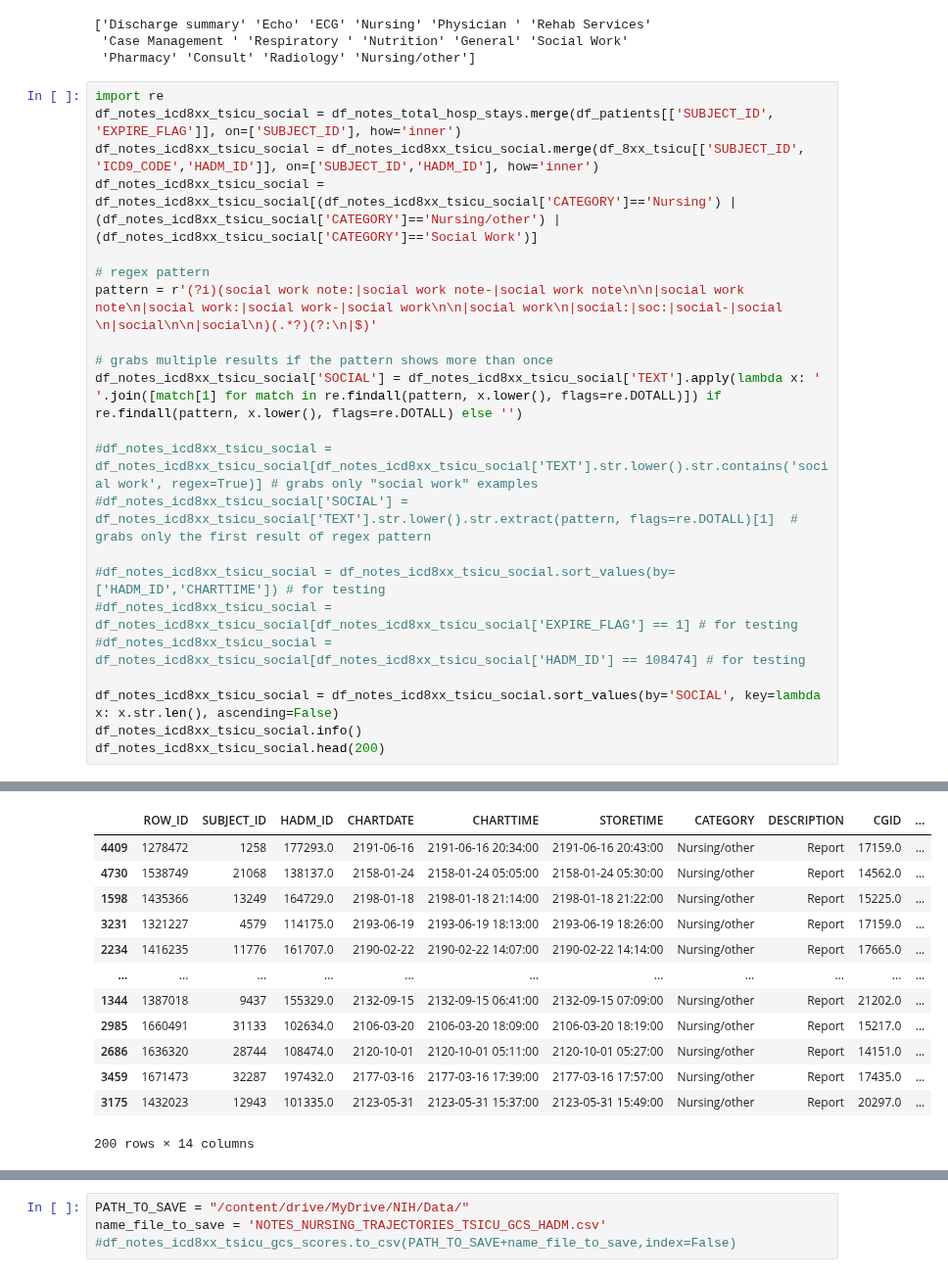
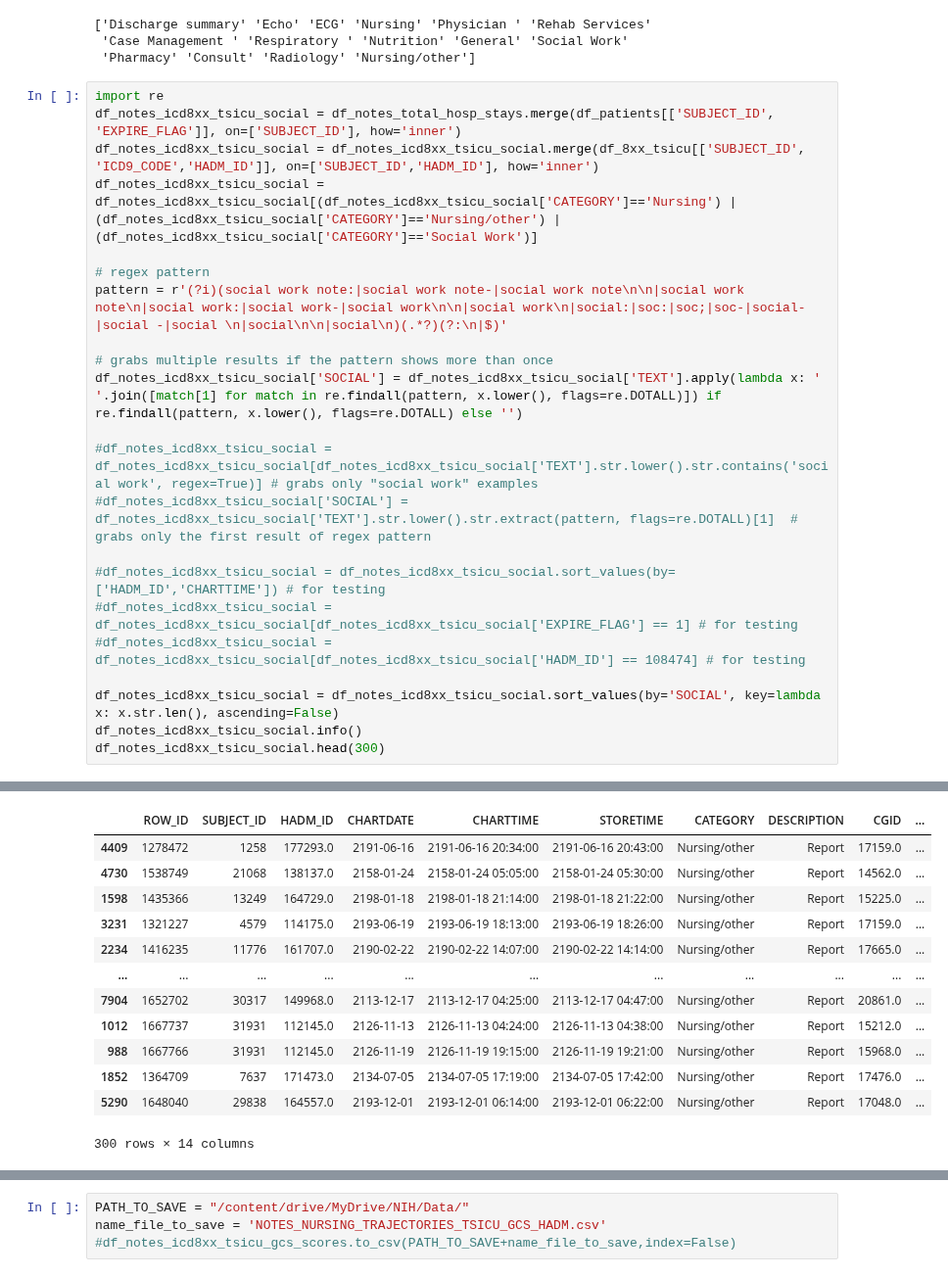
Before and after one commit to tanoManzo/mimic_trajectories, a Jupyter notebook: MIMIC_TRAJECTORY_embeddings_04_02_collect_data.ipynb, the cells around one changed output, grey strips where cells are left out. Shown at 98% size. Cells and saved outputs as stored; diff of their text form.

```diff
--- a/MIMIC_TRAJECTORY_embeddings_04_02_collect_data.ipynb
+++ b/MIMIC_TRAJECTORY_embeddings_04_02_collect_data.ipynb
@@ -174,7 +174,7 @@ df_notes_icd8xx_tsicu_social = df_notes_icd8xx_tsicu_social.merge(df_8xx_tsicu[[
 df_notes_icd8xx_tsicu_social = df_notes_icd8xx_tsicu_social[(df_notes_icd8xx_tsicu_social['CATEGORY']=='Nursing') | (df_notes_icd8xx_tsicu_social['CATEGORY']=='Nursing/other') | (df_notes_icd8xx_tsicu_social['CATEGORY']=='Social Work')]
 
 # regex pattern
-pattern = r'(?i)(social work note:|social work note-|social work note\n\n|social work note\n|social work:|social work-|social work\n\n|social work\n|social:|soc:|social-|social \n|social\n\n|social\n)(.*?)(?:\n|$)'
+pattern = r'(?i)(social work note:|social work note-|social work note\n\n|social work note\n|social work:|social work-|social work\n\n|social work\n|social:|soc:|soc;|soc-|social-|social -|social \n|social\n\n|social\n)(.*?)(?:\n|$)'
 
 # grabs multiple results if the pattern shows more than once
 df_notes_icd8xx_tsicu_social['SOCIAL'] = df_notes_icd8xx_tsicu_social['TEXT'].apply(lambda x: ' '.join([match[1] for match in re.findall(pattern, x.lower(), flags=re.DOTALL)]) if re.findall(pattern, x.lower(), flags=re.DOTALL) else '')
@@ -186,37 +186,37 @@ df_notes_icd8xx_tsicu_social['SOCIAL'] = df_notes_icd8xx_tsicu_social['TEXT'].ap
 #df_notes_icd8xx_tsicu_social = df_notes_icd8xx_tsicu_social[df_notes_icd8xx_tsicu_social['EXPIRE_FLAG'] == 1] # for testing
 #df_notes_icd8xx_tsicu_social = df_notes_icd8xx_tsicu_social[df_notes_icd8xx_tsicu_social['HADM_ID'] == 108474] # for testing
 
 df_notes_icd8xx_tsicu_social = df_notes_icd8xx_tsicu_social.sort_values(by='SOCIAL', key=lambda x: x.str.len(), ascending=False)
 df_notes_icd8xx_tsicu_social.info()
-df_notes_icd8xx_tsicu_social.head(200)
+df_notes_icd8xx_tsicu_social.head(300)
 # %% [output]
 <class 'pandas.core.frame.DataFrame'>
 Int64Index: 3698 entries, 4409 to 3828
 Data columns (total 14 columns):
  #   Column       Non-Null Count  Dtype
 ---  ------       --------------  -----
  0   ROW_ID       3698 non-null   int64
  1   SUBJECT_ID   3698 non-null   int64
  2   HADM_ID      3698 non-null   float64
  3   CHARTDATE    3698 non-null   object
  4   CHARTTIME    3698 non-null   object
  5   STORETIME    3698 non-null   object
  6   CATEGORY     3698 non-null   object
 ... (5 lines left out)
  12  ICD9_CODE    3698 non-null   object
  13  SOCIAL       3698 non-null   object
 dtypes: float64(3), int64(3), object(8)
 memory usage: 433.4+ KB
 |  | ROW_ID | SUBJECT_ID | HADM_ID | CHARTDATE | CHARTTIME | STORETIME | CATEGORY | DESCRIPTION | CGID | ... |
 | 4409 | 1278472 | 1258 | 177293.0 | 2191-06-16 | 2191-06-16 20:34:00 | 2191-06-16 20:43:00 | Nursing/other | Report | 17159.0 | ... |
 | 4730 | 1538749 | 21068 | 138137.0 | 2158-01-24 | 2158-01-24 05:05:00 | 2158-01-24 05:30:00 | Nursing/other | Report | 14562.0 | ... |
 | 1598 | 1435366 | 13249 | 164729.0 | 2198-01-18 | 2198-01-18 21:14:00 | 2198-01-18 21:22:00 | Nursing/other | Report | 15225.0 | ... |
 | 3231 | 1321227 | 4579 | 114175.0 | 2193-06-19 | 2193-06-19 18:13:00 | 2193-06-19 18:26:00 | Nursing/other | Report | 17159.0 | ... |
 | 2234 | 1416235 | 11776 | 161707.0 | 2190-02-22 | 2190-02-22 14:07:00 | 2190-02-22 14:14:00 | Nursing/other | Report | 17665.0 | ... |
 | ... | ... | ... | ... | ... | ... | ... | ... | ... | ... | ... |
-| 1344 | 1387018 | 9437 | 155329.0 | 2132-09-15 | 2132-09-15 06:41:00 | 2132-09-15 07:09:00 | Nursing/other | Report | 21202.0 | ... |
-| 2985 | 1660491 | 31133 | 102634.0 | 2106-03-20 | 2106-03-20 18:09:00 | 2106-03-20 18:19:00 | Nursing/other | Report | 15217.0 | ... |
-| 2686 | 1636320 | 28744 | 108474.0 | 2120-10-01 | 2120-10-01 05:11:00 | 2120-10-01 05:27:00 | Nursing/other | Report | 14151.0 | ... |
-| 3459 | 1671473 | 32287 | 197432.0 | 2177-03-16 | 2177-03-16 17:39:00 | 2177-03-16 17:57:00 | Nursing/other | Report | 17435.0 | ... |
-| 3175 | 1432023 | 12943 | 101335.0 | 2123-05-31 | 2123-05-31 15:37:00 | 2123-05-31 15:49:00 | Nursing/other | Report | 20297.0 | ... |
+| 7904 | 1652702 | 30317 | 149968.0 | 2113-12-17 | 2113-12-17 04:25:00 | 2113-12-17 04:47:00 | Nursing/other | Report | 20861.0 | ... |
+| 1012 | 1667737 | 31931 | 112145.0 | 2126-11-13 | 2126-11-13 04:24:00 | 2126-11-13 04:38:00 | Nursing/other | Report | 15212.0 | ... |
+| 988 | 1667766 | 31931 | 112145.0 | 2126-11-19 | 2126-11-19 19:15:00 | 2126-11-19 19:21:00 | Nursing/other | Report | 15968.0 | ... |
+| 1852 | 1364709 | 7637 | 171473.0 | 2134-07-05 | 2134-07-05 17:19:00 | 2134-07-05 17:42:00 | Nursing/other | Report | 17476.0 | ... |
+| 5290 | 1648040 | 29838 | 164557.0 | 2193-12-01 | 2193-12-01 06:14:00 | 2193-12-01 06:22:00 | Nursing/other | Report | 17048.0 | ... |
-200 rows × 14 columns
+300 rows × 14 columns
```
Also changed, not shown: parts of 2 cells of this notebook.
